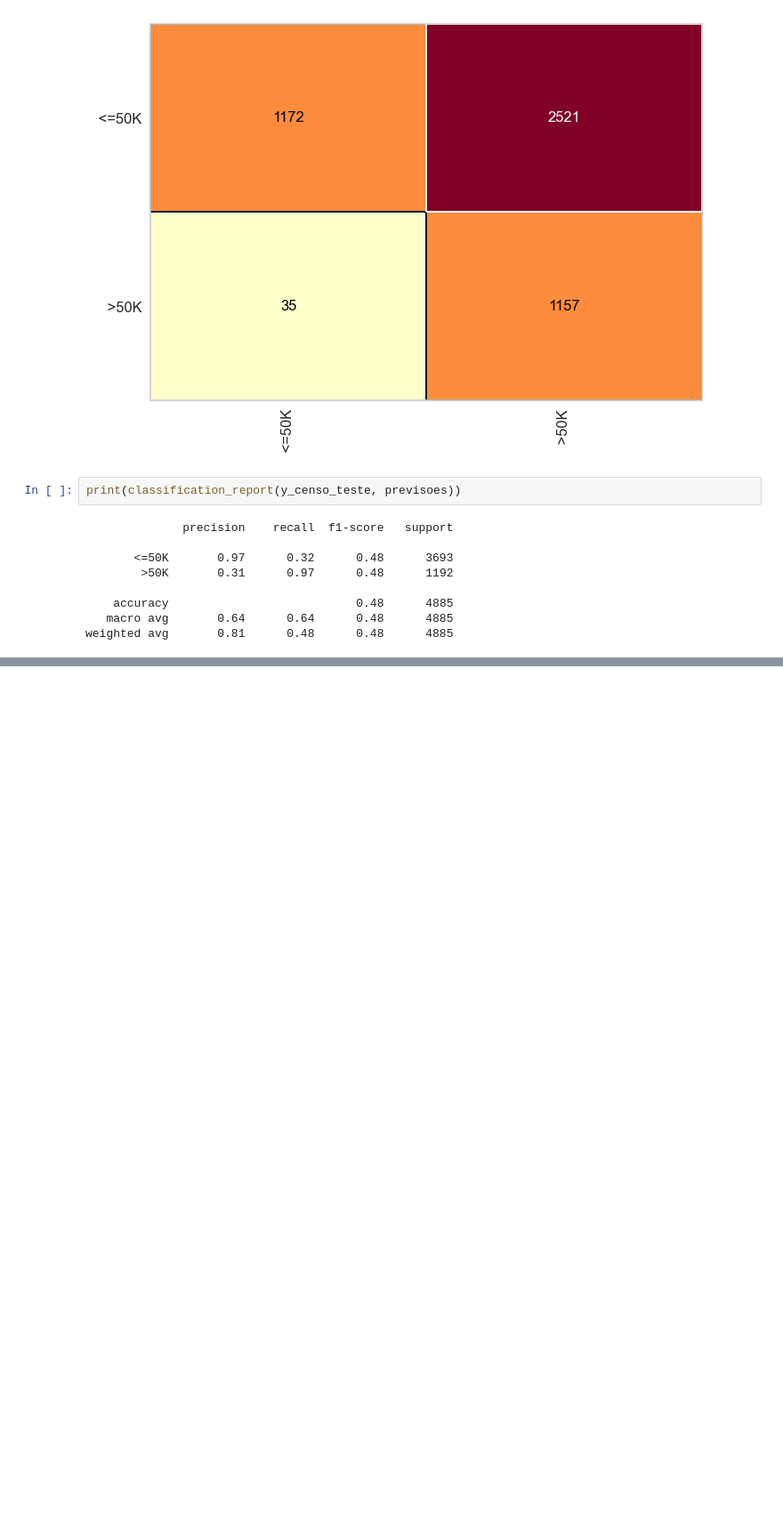
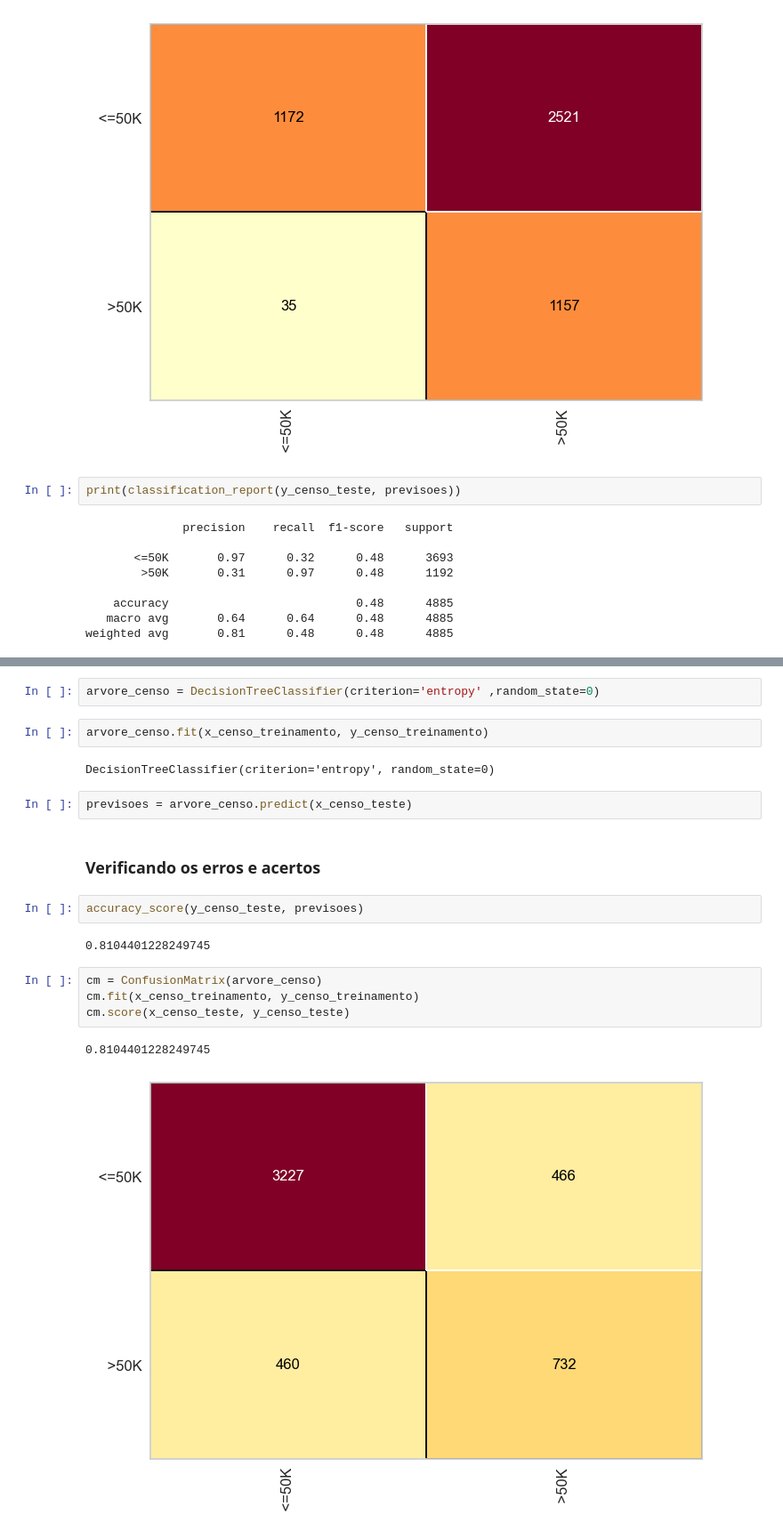
Before and after one commit to TdcRibeiro/IA, a Jupyter notebook: censo/censo.ipynb, the cells around one changed output, grey strips where cells are left out. Shown at 89% size. Drawn from its saved outputs; the diff is of its cells as text; blank space fills up the shorter version.

```diff
--- a/censo/censo.ipynb
+++ b/censo/censo.ipynb
@@ -274,0 +283,21 @@ weighted avg       0.81      0.48      0.48      4885
+# %%
+arvore_censo = DecisionTreeClassifier(criterion='entropy' ,random_state=0)
+# %%
+arvore_censo.fit(x_censo_treinamento, y_censo_treinamento)
+# %% [output]
+DecisionTreeClassifier(criterion='entropy', random_state=0)
+# %%
+previsoes = arvore_censo.predict(x_censo_teste)
+# %% [markdown]
+### Verificando os erros e acertos
+# %%
+accuracy_score(y_censo_teste, previsoes)
+# %% [output]
+0.8104401228249745
+# %%
+cm = ConfusionMatrix(arvore_censo)
+cm.fit(x_censo_treinamento, y_censo_treinamento)
+cm.score(x_censo_teste, y_censo_teste)
+# %% [output]
+0.8104401228249745
+[figure, added]
```
Also changed, not shown: parts of 10 cells of this notebook.
